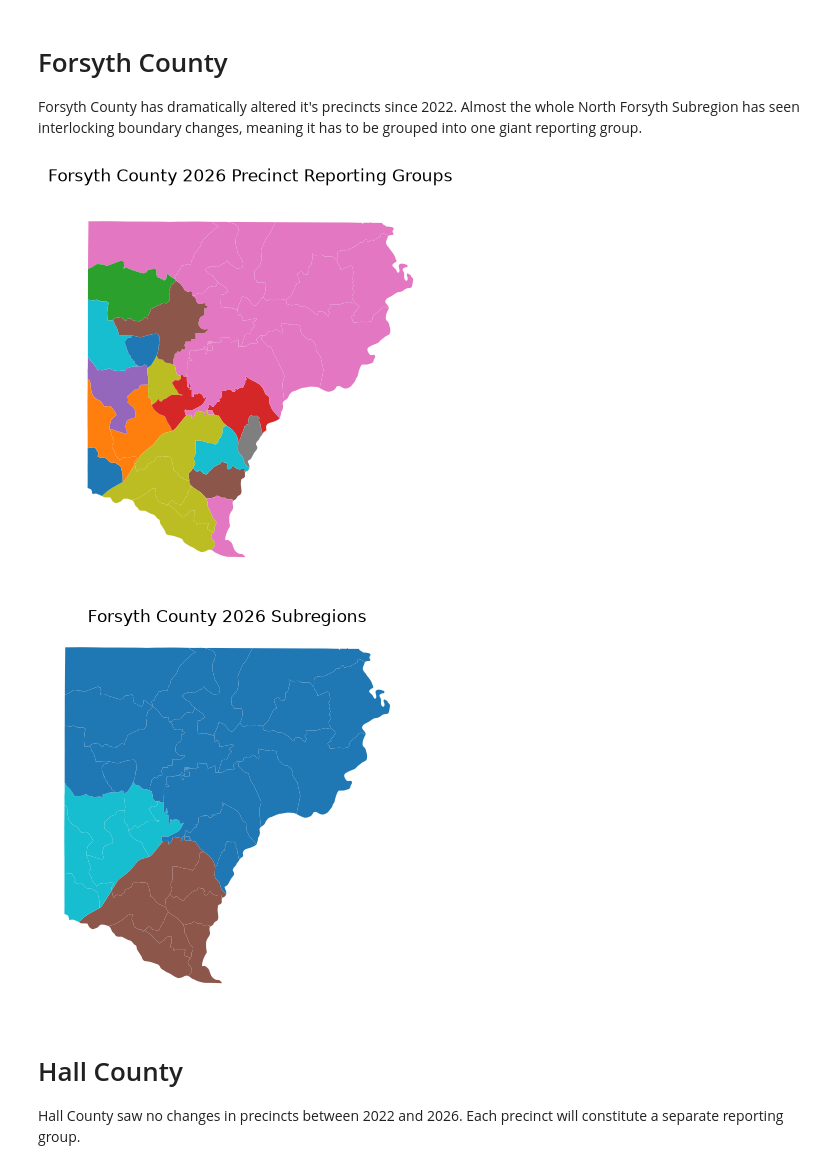
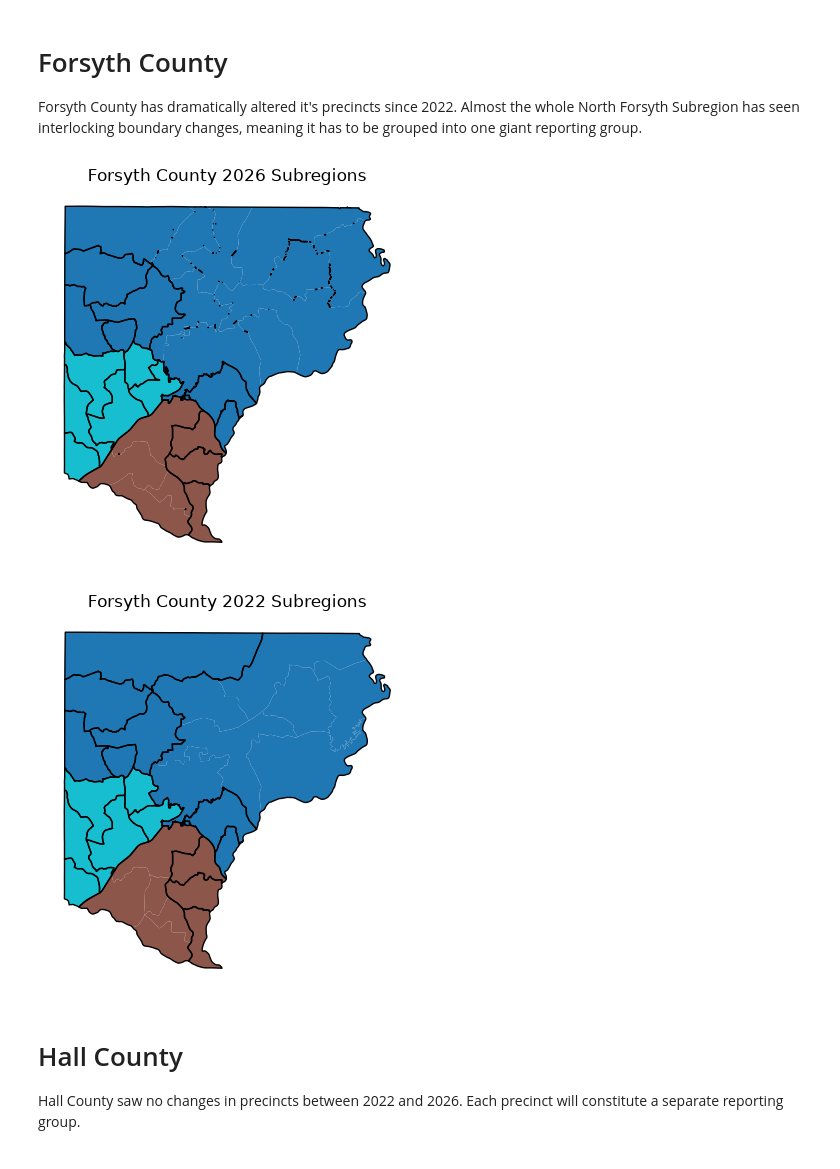
Before and after one commit to davidboers/2026electionmodels, a Jupyter notebook: metro_prec.ipynb, the cells around one changed output. Drawn from its saved outputs; the diff is of its cells as text; code cells hidden in the pictures.

```diff
--- a/metro_prec.ipynb
+++ b/metro_prec.ipynb
@@ -259,44 +375,63 @@ def forsyth_subregion(precinct: str):
             'Mathis': forsyth1,
             'Nichols': forsyth1,
             'Old Atlanta': forsyth1,
+            'South Forsyth': forsyth1,
             'Windermere': forsyth1,
 
             # West Forsyth
             'Midway': forsyth2,
             'Fowler': forsyth2,
             'Brandywine': forsyth2,
             'Grassland': forsyth2,
             'Sawmill Branch': forsyth2,
             'Lakeland': forsyth2,
         }[precinct]
 
     except KeyError:
         return 'Cumming-North Forsyth'
 
 forsyth2026 = geopandas.read_file('./gis/Forsyth2026.zip')
 forsyth2026 = forsyth2026.rename(columns={'name': 'Precinct', 'OBJECTID': 'Precinct ID'})
 forsyth2026 = forsyth2026.set_index('Precinct', drop=False)
+
+forsyth2022 = geopandas.read_file('./gis/Forsyth2022.zip')
+forsyth2022 = forsyth2022.rename(columns={'PRECINCT_N': 'Precinct', 'ID': 'Precinct ID'})
+forsyth2022 = forsyth2022.set_index('Precinct', drop=False)
+forsyth2022['Sanitized Name'] = forsyth2022['Precinct'].map(lambda x: ' '.join(x.split(' ')[1:]).title())
+
 forsyth2026['County'] = 'Forsyth'
 forsyth2026['Election'] = '2026'
 forsyth2026['Subregion'] = forsyth2026['Precinct'].apply(forsyth_subregion)
 
+forsyth2022['County'] = 'Forsyth'
+forsyth2022['Election'] = '2022'
+forsyth2022['Subregion'] = forsyth2022['Sanitized Name'].apply(forsyth_subregion)
+
 # Precinct reporting groups
 forsyth2026['Reporting Group'] = forsyth2026['Precinct']
-forsyth2026.loc[['Johns Creek', 'Mathis', 'Big Creek', 'Daves Creek'], 'Reporting Group'] = 'South Forsyth Precinct Reporting Group 1'
-forsyth2026.loc[['Otwell', 'Coal Mountain', 'Matt', 'Hightower', 'Crossroads', 'Keith Bridge', 'Chestatee',
-                 'Browns Bridge', 'Cumming', 'Lanier'], 'Reporting Group'] = 'North Forsyth Precinct Reporting Group 1'
+forsyth2022['Reporting Group'] = forsyth2022['Precinct']
+sprg = ['Johns Creek', 'Mathis', 'Big Creek', 'Daves Creek']
+nprg = ['Otwell', 'Coal Mountain', 'Matt', 'Hightower', 'Crossroads', 'Keith Bridge', 'Chestatee', 'Browns Bridge', 'Cumming', 'Lanier']
+forsyth2026.loc[sprg, 'Reporting Group'] = 'South Forsyth Precinct Reporting Group'
+forsyth2026.loc[nprg, 'Reporting Group'] = 'North Forsyth Precinct Reporting Group'
+forsyth2022.loc[forsyth2022['Sanitized Name'].isin(sprg + ['South Forsyth']), 'Reporting Group'] = \
+    'South Forsyth Precinct Reporting Group'
+forsyth2022.loc[forsyth2022['Sanitized Name'].isin(nprg), 'Reporting Group'] = 'North Forsyth Precinct Reporting Group'
 
-ax = forsyth2026.plot(column='Reporting Group')
-ax.set_title('Forsyth County 2026 Precinct Reporting Groups')
+ax = forsyth2026.plot(column='Subregion')
+forsyth2026.dissolve(by='Reporting Group').plot(ax=ax, color='none')
+ax.set_title('Forsyth County 2026 Subregions')
 ax.set_axis_off()
+plt.show()
 
-ax2 = forsyth2026.plot(column='Subregion')
-ax2.set_title('Forsyth County 2026 Subregions')
-ax2.set_axis_off()
+ax1 = forsyth2022.plot(column='Subregion')
+forsyth2022.dissolve(by='Reporting Group').plot(ax=ax1, color='none')
+ax1.set_title('Forsyth County 2022 Subregions')
+ax1.set_axis_off()
 plt.show()
 # %% [output]
-[figure, old version]
+[figure, new version]
-[figure, old version]
+[figure, new version]
 # %% [markdown]
 # Hall County
 
```
Also changed, not shown: parts of 11 cells of this notebook, 10 other files.
